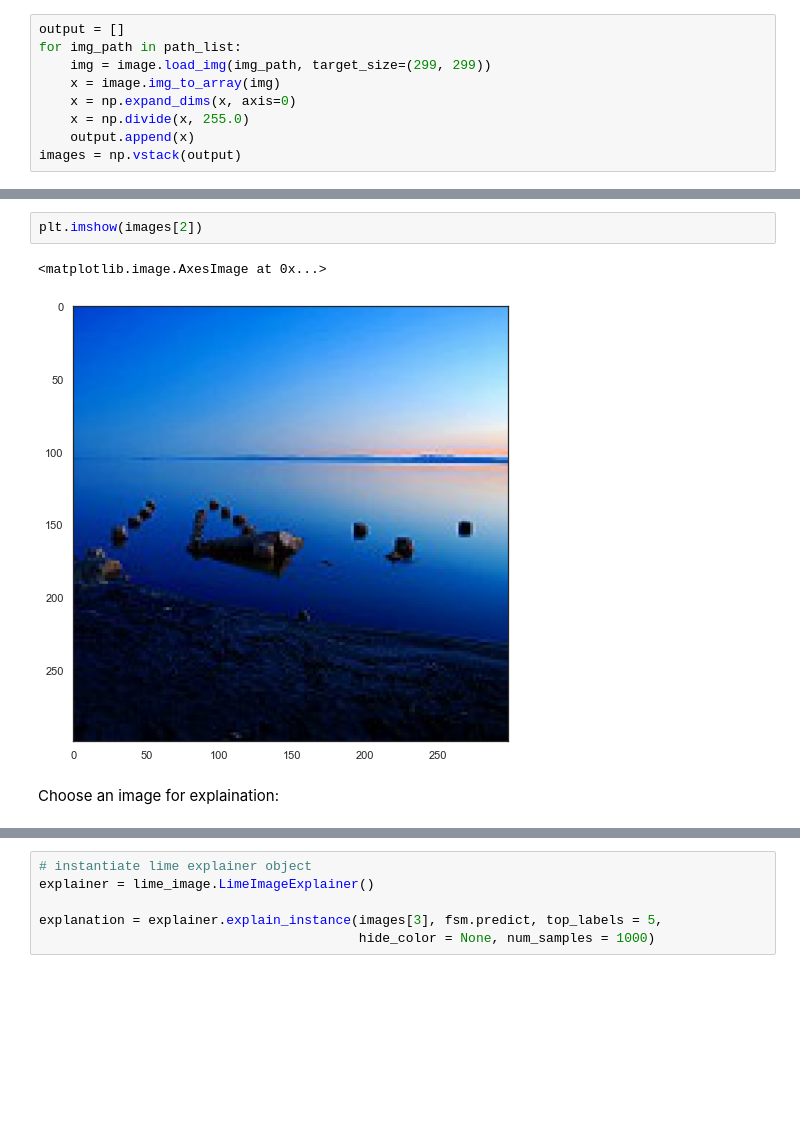
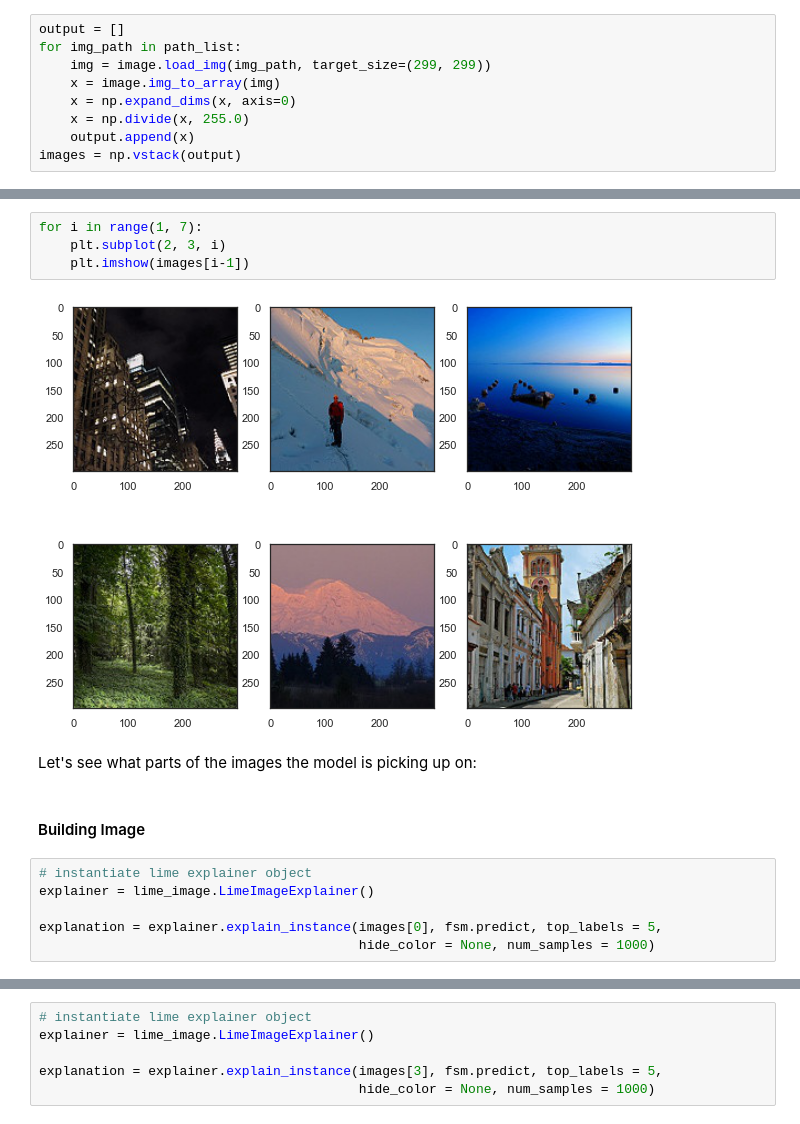
Before and after one commit to lecritch/Cene-Image-Classification, a Jupyter notebook: reports/final_report.ipynb, the cells around one changed output, grey strips where cells are left out. Cells and saved outputs as stored; diff of their text form; blank space fills up the shorter version.

Commit message:
lime vis saved from report

```diff
--- a/reports/final_report.ipynb
+++ b/reports/final_report.ipynb
@@ -510,7 +483,16 @@ array([[[0.03921569, 0.02352941, 0.        ],
-# %%
-plt.imshow(images[2])
-# %% [output]
-<matplotlib.image.AxesImage at 0x...>
-[figure, removed]
-# %% [markdown]
-Choose an image for explaination:
+# %%
+for i in range(1, 7):
+    plt.subplot(2, 3, i)
+    plt.imshow(images[i-1])
+# %% [output]
+[figure, added]
+# %% [markdown]
+Let's see what parts of the images the model is picking up on:
+# %% [markdown]
+#### Building Image
+# %%
+# instantiate lime explainer object
+explainer = lime_image.LimeImageExplainer()
+
+explanation = explainer.explain_instance(images[0], fsm.predict, top_labels = 5,
+                                         hide_color = None, num_samples = 1000)
```
Also changed, not shown: parts of 47 cells of this notebook, 12 other files.
